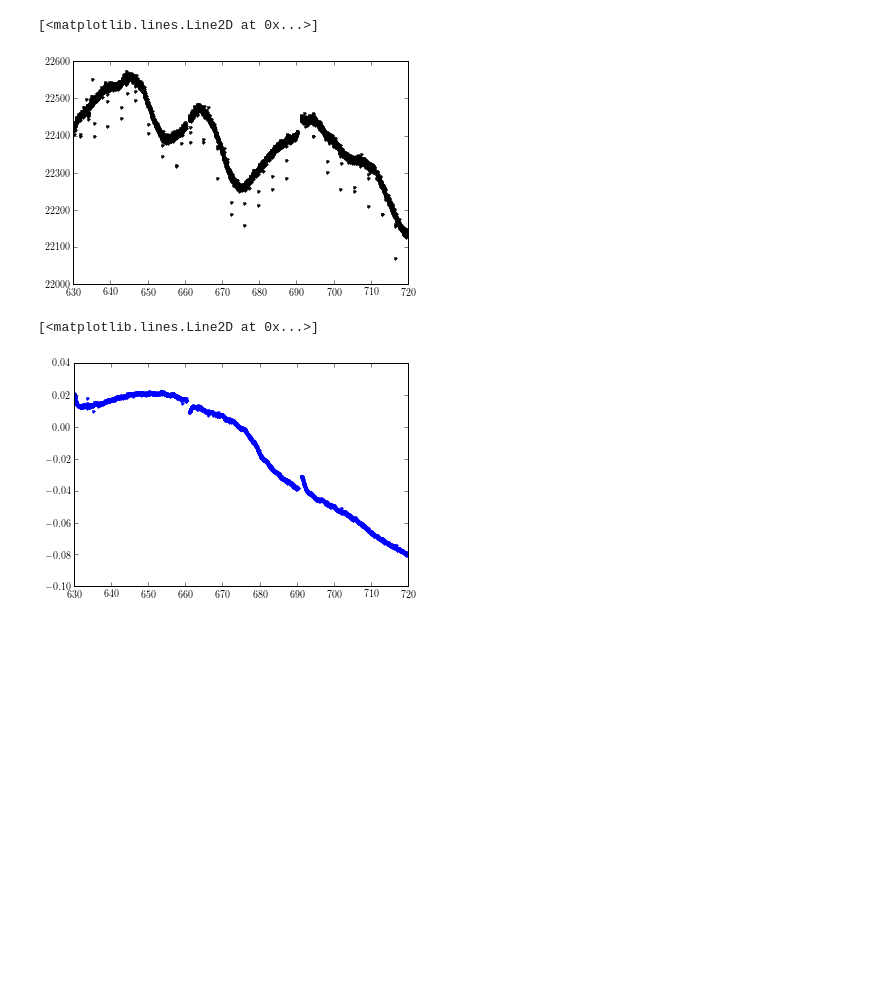
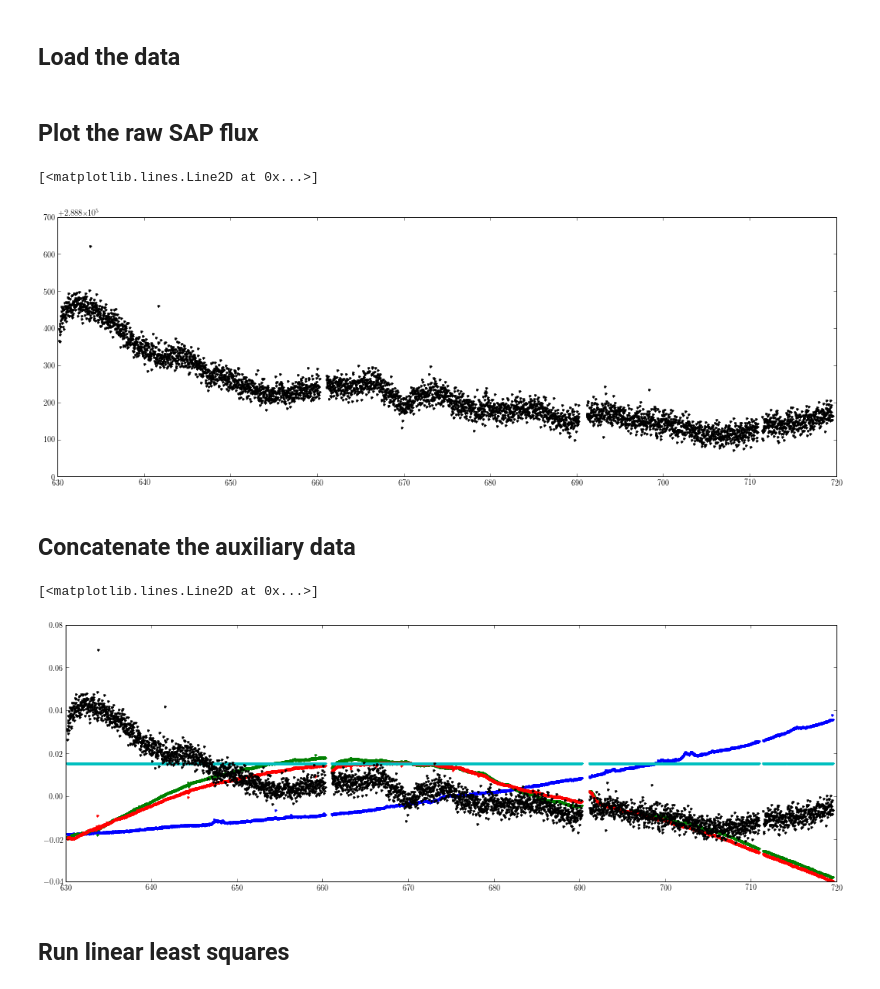
Before and after one commit to exosamsi/detrending, a Jupyter notebook: poscorr/poscorr.ipynb, the cells around one changed output. Cells and saved outputs as stored; diff of their text form; code cells hidden in the pictures; blank space fills up the shorter version.

```diff
--- a/poscorr/poscorr.ipynb
+++ b/poscorr/poscorr.ipynb
@@ -1,16 +1,23 @@
 # %%
 import numpy as np
 import pyfits
+# %% [markdown]
+## Load the data
 # %%
-f = pyfits.open("kplr010395543-2010355172524_llc.fits")
+f = pyfits.open("kplr007902815-2010355172524_llc.fits")
 data = f[1].data
 mat = np.array(f[1].data, dtype=float)
 f.close()
+# %% [markdown]
+## Plot the raw SAP flux
 # %%
+figure(figsize=(18, 6))
 plot(data["time"], data["sap_flux"], ".k")
 # %% [output]
 [<matplotlib.lines.Line2D at 0x...>]
-[figure, old version]
+[figure, new version]
+# %% [markdown]
+## Concatenate the auxiliary data
 # %%
 A = np.vstack([data[k] for k in ["SAP_BKG", "POS_CORR1", "POS_CORR2"]]).T
 b = data["sap_flux"]
@@ -27,9 +37,12 @@ A -= np.median(A, axis=0)
 # %%
-plot(x, A[:, 1], ".")
-# plot(x, b, ".k")
+figure(figsize=(18, 6))
+plot(x, A, ".")
+plot(x, b, ".k")
 # %% [output]
 [<matplotlib.lines.Line2D at 0x...>]
-[figure, old version]
+[figure, new version]
+# %% [markdown]
+## Run linear least squares
 # %%
 a, r, rank, s = np.linalg.lstsq(A, b)
 a, r, rank, s
```
Also changed, not shown: parts of 10 cells of this notebook.
